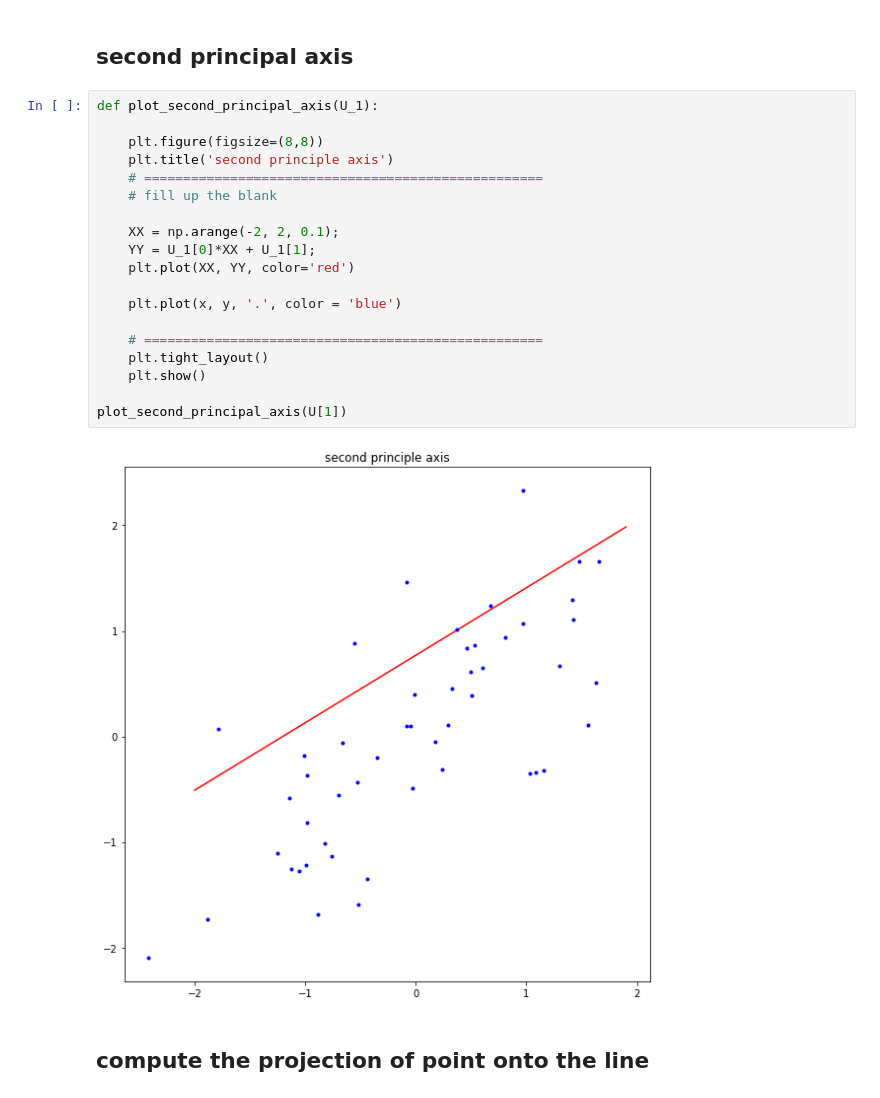
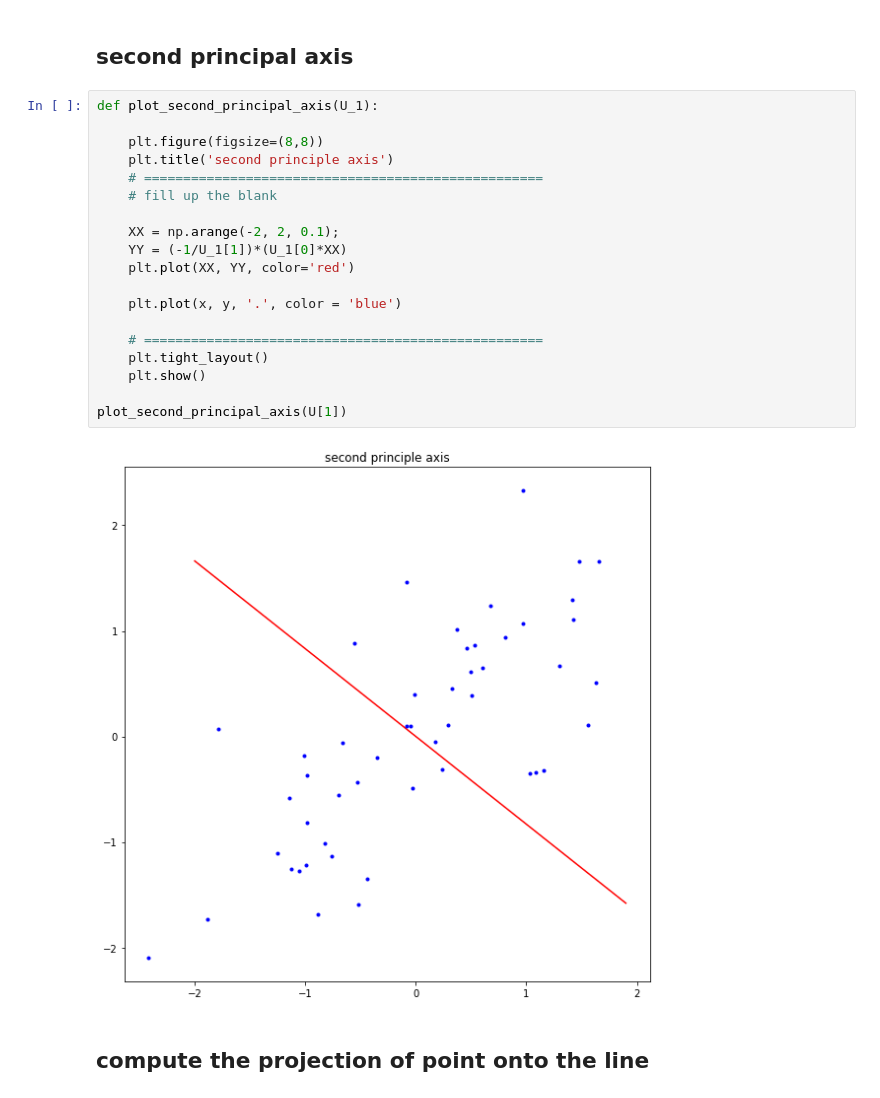
Before and after one commit to jjaen0823/assignment-machine-learning, a Jupyter notebook: hw12/assignment_12.ipynb, the cells around one changed output. Saved outputs shown, nothing was run; the diff lists cells and outputs as text.

```diff
--- a/hw12/assignment_12.ipynb
+++ b/hw12/assignment_12.ipynb
@@ -175,23 +175,23 @@ plot_first_principal_axis(U[0])
 # %%
 def plot_second_principal_axis(U_1):
 
     plt.figure(figsize=(8,8))
     plt.title('second principle axis')
     # ===================================================
     # fill up the blank
 
     XX = np.arange(-2, 2, 0.1);
-    YY = U_1[0]*XX + U_1[1];
+    YY = (-1/U_1[1])*(U_1[0]*XX)
     plt.plot(XX, YY, color='red')
 
     plt.plot(x, y, '.', color = 'blue')
 
     # ===================================================
     plt.tight_layout()
     plt.show()
 
 plot_second_principal_axis(U[1])
 # %% [output]
-[figure, old version]
+[figure, new version]
 # %% [markdown]
 ## compute the projection of point onto the line
```
Also changed, not shown: parts of 5 cells of this notebook.
